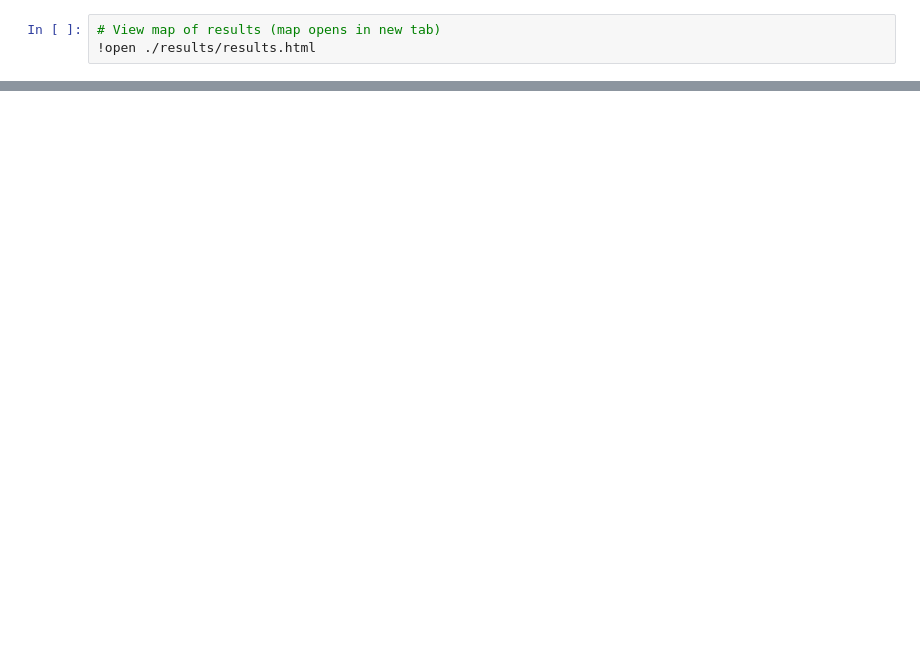
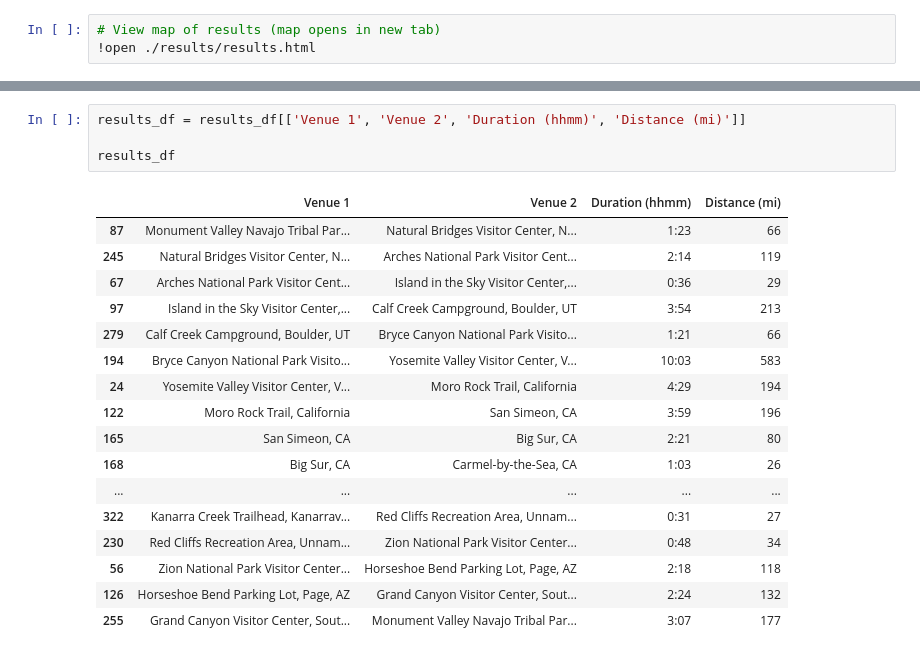
Before and after one commit to hcederna/road-trip-optimization, a Jupyter notebook: Road Trip Optimization.ipynb, the cells around one changed output, grey strips where cells are left out. Saved outputs shown, nothing was run; the diff lists cells and outputs as text; blank space fills up the shorter version.

```diff
--- a/Road Trip Optimization.ipynb
+++ b/Road Trip Optimization.ipynb
@@ -193,0 +249,22 @@ results
+# %%
+results_df = results_df[['Venue 1', 'Venue 2', 'Duration (hhmm)', 'Distance (mi)']]
+
+results_df
+# %% [output]
+|  | Venue 1 | Venue 2 | Duration (hhmm) | Distance (mi) |
+| 87 | Monument Valley Navajo Tribal Par... | Natural Bridges Visitor Center, N... | 1:23 | 66 |
+| 245 | Natural Bridges Visitor Center, N... | Arches National Park Visitor Cent... | 2:14 | 119 |
+| 67 | Arches National Park Visitor Cent... | Island in the Sky Visitor Center,... | 0:36 | 29 |
+| 97 | Island in the Sky Visitor Center,... | Calf Creek Campground, Boulder, UT | 3:54 | 213 |
+| 279 | Calf Creek Campground, Boulder, UT | Bryce Canyon National Park Visito... | 1:21 | 66 |
+| 194 | Bryce Canyon National Park Visito... | Yosemite Valley Visitor Center, V... | 10:03 | 583 |
+| 24 | Yosemite Valley Visitor Center, V... | Moro Rock Trail, California | 4:29 | 194 |
+| 122 | Moro Rock Trail, California | San Simeon, CA | 3:59 | 196 |
+| 165 | San Simeon, CA | Big Sur, CA | 2:21 | 80 |
+| 168 | Big Sur, CA | Carmel-by-the-Sea, CA | 1:03 | 26 |
+| ... | ... | ... | ... | ... |
+| 322 | Kanarra Creek Trailhead, Kanarrav... | Red Cliffs Recreation Area, Unnam... | 0:31 | 27 |
+| 230 | Red Cliffs Recreation Area, Unnam... | Zion National Park Visitor Center... | 0:48 | 34 |
+| 56 | Zion National Park Visitor Center... | Horseshoe Bend Parking Lot, Page, AZ | 2:18 | 118 |
+| 126 | Horseshoe Bend Parking Lot, Page, AZ | Grand Canyon Visitor Center, Sout... | 2:24 | 132 |
+| 255 | Grand Canyon Visitor Center, Sout... | Monument Valley Navajo Tribal Par... | 3:07 | 177 |
```
Also changed, not shown: parts of 9 cells of this notebook.
